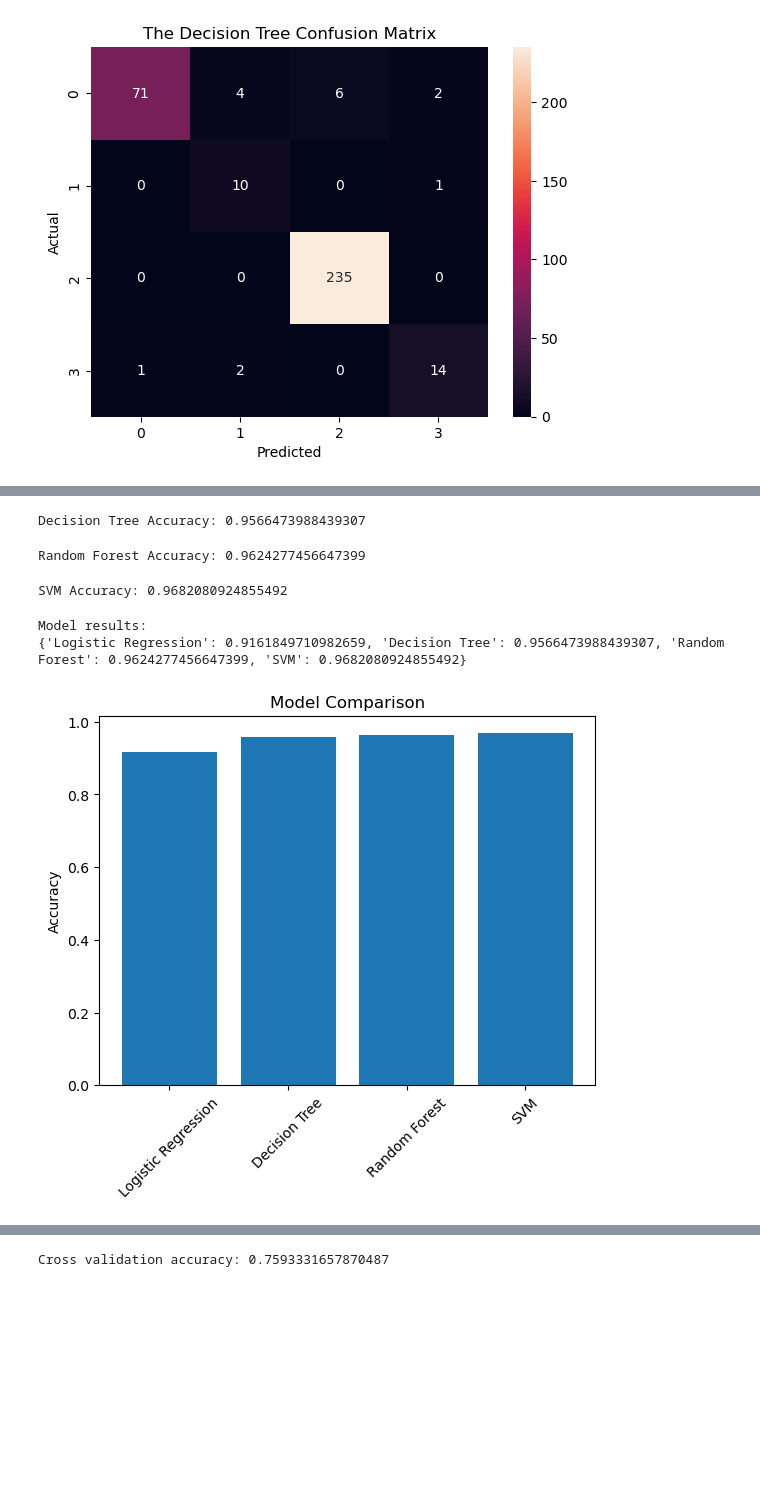
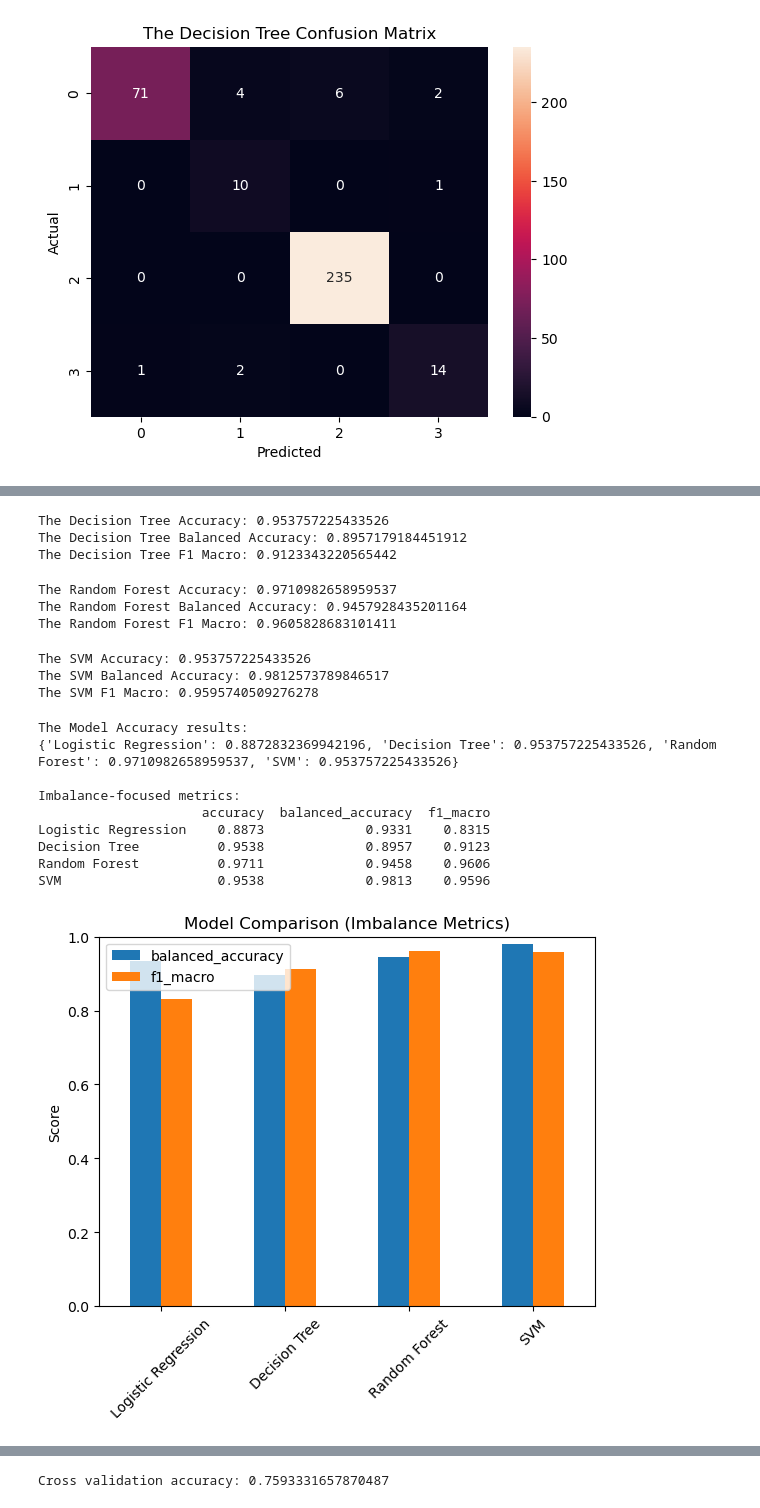
Before and after one commit to raaj2000/car_evaluation-ml, a Jupyter notebook: code/car_ml_project.ipynb, the cells around one changed output, grey strips where cells are left out. Drawn from its saved outputs; the diff is of its cells as text; code cells hidden in the pictures; blank space fills up the shorter version.

Commit message:
I have succefully worked on the data imbance for metrics nd used stratification

```diff
--- a/code/car_ml_project.ipynb
+++ b/code/car_ml_project.ipynb
@@ -161,24 +193,42 @@ Logistic Regression Accuracy: 0.9161849710982659
 # %%
 tree_predictions = tree_model.predict(x_test)
 tree_accuracy = accuracy_score(y_test, tree_predictions)
+tree_balanced_accuracy = balanced_accuracy_score(y_test, tree_predictions)
+tree_f1_macro = f1_score(y_test, tree_predictions, average="macro")
 
 print("The Decision Tree Accuracy:", tree_accuracy)
+print("The Decision Tree Balanced Accuracy:", tree_balanced_accuracy)
+print("The Decision Tree F1 Macro:", tree_f1_macro)
 # %% [output]
-Decision Tree Accuracy: 0.9566473988439307
+The Decision Tree Accuracy: 0.953757225433526
+The Decision Tree Balanced Accuracy: 0.8957179184451912
+The Decision Tree F1 Macro: 0.9123343220565442
 # %%
 forest_predictions = forest_model.predict(x_test)
 forest_accuracy = accuracy_score(y_test, forest_predictions)
+forest_balanced_accuracy = balanced_accuracy_score(y_test, forest_predictions)
+forest_f1_macro = f1_score(y_test, forest_predictions, average="macro")
 
 print("The Random Forest Accuracy:", forest_accuracy)
+print("The Random Forest Balanced Accuracy:", forest_balanced_accuracy)
+print("The Random Forest F1 Macro:", forest_f1_macro)
 # %% [output]
-Random Forest Accuracy: 0.9624277456647399
+The Random Forest Accuracy: 0.9710982658959537
+The Random Forest Balanced Accuracy: 0.9457928435201164
+The Random Forest F1 Macro: 0.9605828683101411
 # %%
 svm_predictions = svm_model.predict(x_test)
 svm_accuracy = accuracy_score(y_test, svm_predictions)
+svm_balanced_accuracy = balanced_accuracy_score(y_test, svm_predictions)
+svm_f1_macro = f1_score(y_test, svm_predictions, average="macro")
 
 print("The SVM Accuracy:", svm_accuracy)
+print("The SVM Balanced Accuracy:", svm_balanced_accuracy)
+print("The SVM F1 Macro:", svm_f1_macro)
 # %% [output]
-SVM Accuracy: 0.9682080924855492
+The SVM Accuracy: 0.953757225433526
+The SVM Balanced Accuracy: 0.9812573789846517
+The SVM F1 Macro: 0.9595740509276278
 # %%
 model_results = {
     "Logistic Regression": logistic_accuracy,
@@ -187,16 +237,46 @@ model_results = {
     "SVM": svm_accuracy
 }
 
-print("The Model results:")
+imbalance_results = pd.DataFrame(
+    {
+        "accuracy": [logistic_accuracy, tree_accuracy, forest_accuracy, svm_accuracy],
+        "balanced_accuracy": [
+            logistic_balanced_accuracy,
+            tree_balanced_accuracy,
+            forest_balanced_accuracy,
+            svm_balanced_accuracy
+        ],
+        "f1_macro": [
+            logistic_f1_macro,
+            tree_f1_macro,
+            forest_f1_macro,
+            svm_f1_macro
+        ]
+    },
+    index=["Logistic Regression", "Decision Tree", "Random Forest", "SVM"]
+)
+
+print("The Model Accuracy results:")
 print(model_results)
+
+print("\nImbalance-focused metrics:")
+print(imbalance_results.round(4))
 # %% [output]
-Model results:
-{'Logistic Regression': 0.9161849710982659, 'Decision Tree': 0.9566473988439307, 'Random Forest': 0.9624277456647399, 'SVM': 0.9682080924855492}
+The Model Accuracy results:
+{'Logistic Regression': 0.8872832369942196, 'Decision Tree': 0.953757225433526, 'Random Forest': 0.9710982658959537, 'SVM': 0.953757225433526}
+
+Imbalance-focused metrics:
+                     accuracy  balanced_accuracy  f1_macro
+Logistic Regression    0.8873             0.9331    0.8315
+Decision Tree          0.9538             0.8957    0.9123
+Random Forest          0.9711             0.9458    0.9606
+SVM                    0.9538             0.9813    0.9596
 # %%
-plt.bar(model_results.keys(), model_results.values())
+imbalance_results[["balanced_accuracy", "f1_macro"]].plot(kind="bar")
 plt.xticks(rotation=45)
-plt.ylabel("Accuracy")
-plt.title("Model Comparison")
+plt.ylabel("Score")
+plt.title("Model Comparison (Imbalance Metrics)")
+plt.ylim(0, 1)
 plt.show()
 # %% [output]
-[figure, old version]
+[figure, new version]
```
Also changed, not shown: parts of 4 cells of this notebook.
